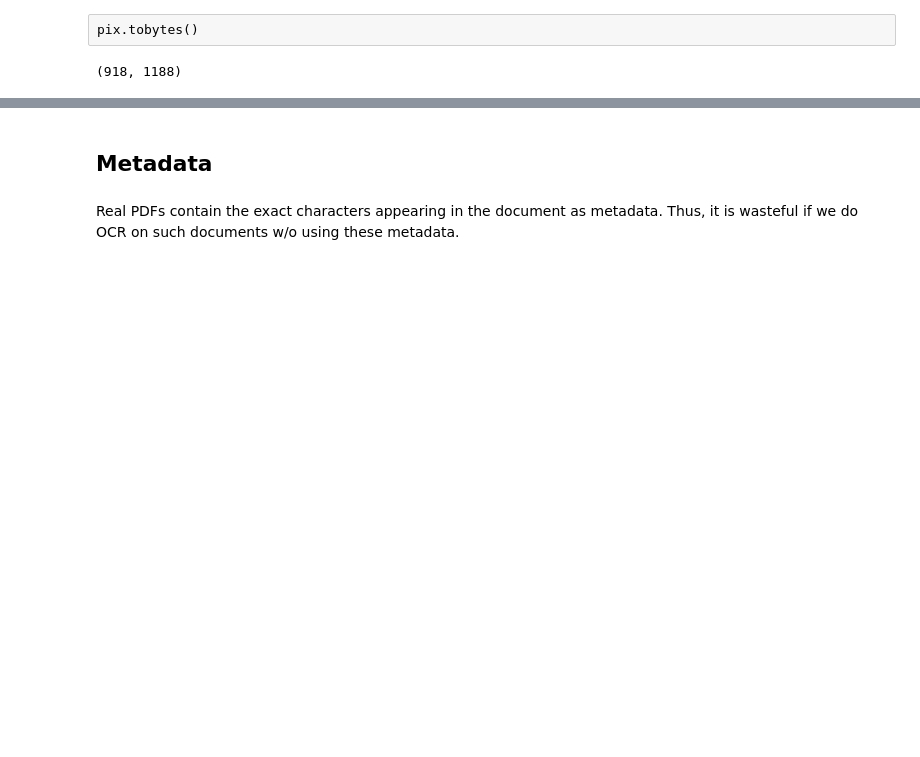
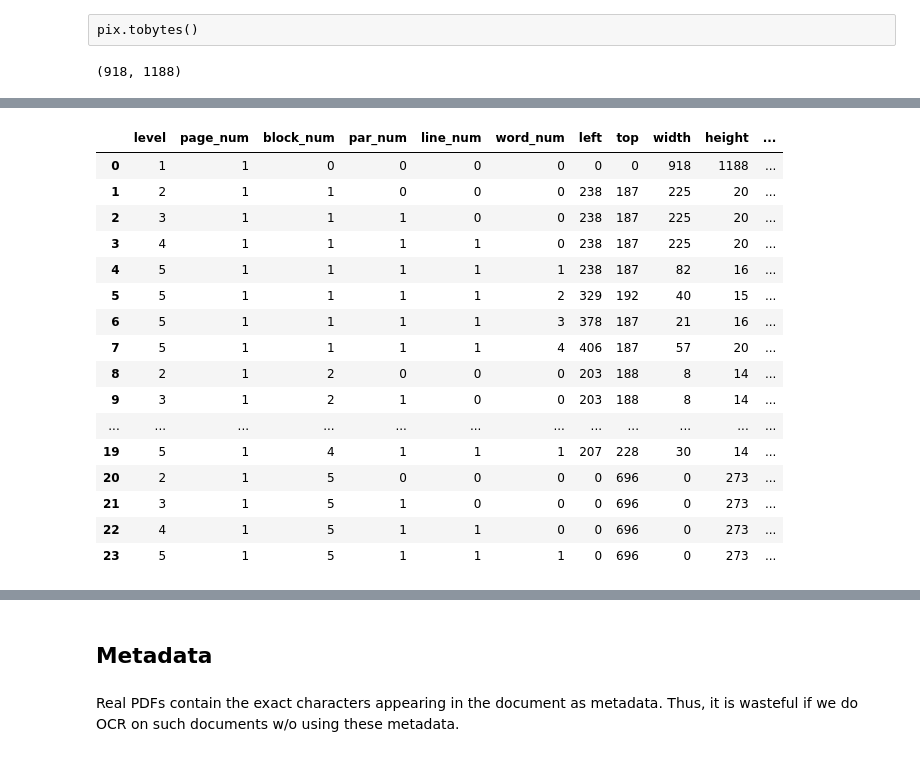
Before and after one commit to phunc20/python, a Jupyter notebook: pymupdf/ocr/correction/ocr_correction.ipynb, the cells around one changed output, grey strips where cells are left out. Saved outputs shown, nothing was run; the diff lists cells and outputs as text; code cells hidden in the pictures; blank space fills up the shorter version.

```diff
--- a/pymupdf/ocr/correction/ocr_correction.ipynb
+++ b/pymupdf/ocr/correction/ocr_correction.ipynb
@@ -59,0 +67,21 @@ pix.width, pix.height
+# %%
+ocr_df = pytesseract.image_to_data(image, lang="jpn", output_type="data.frame")
+ocr_df
+# %% [output]
+|  | level | page_num | block_num | par_num | line_num | word_num | left | top | width | height | ... |
+| 0 | 1 | 1 | 0 | 0 | 0 | 0 | 0 | 0 | 918 | 1188 | ... |
+| 1 | 2 | 1 | 1 | 0 | 0 | 0 | 238 | 187 | 225 | 20 | ... |
+| 2 | 3 | 1 | 1 | 1 | 0 | 0 | 238 | 187 | 225 | 20 | ... |
+| 3 | 4 | 1 | 1 | 1 | 1 | 0 | 238 | 187 | 225 | 20 | ... |
+| 4 | 5 | 1 | 1 | 1 | 1 | 1 | 238 | 187 | 82 | 16 | ... |
+| 5 | 5 | 1 | 1 | 1 | 1 | 2 | 329 | 192 | 40 | 15 | ... |
+| 6 | 5 | 1 | 1 | 1 | 1 | 3 | 378 | 187 | 21 | 16 | ... |
+| 7 | 5 | 1 | 1 | 1 | 1 | 4 | 406 | 187 | 57 | 20 | ... |
+| 8 | 2 | 1 | 2 | 0 | 0 | 0 | 203 | 188 | 8 | 14 | ... |
+| 9 | 3 | 1 | 2 | 1 | 0 | 0 | 203 | 188 | 8 | 14 | ... |
+| ... | ... | ... | ... | ... | ... | ... | ... | ... | ... | ... | ... |
+| 19 | 5 | 1 | 4 | 1 | 1 | 1 | 207 | 228 | 30 | 14 | ... |
+| 20 | 2 | 1 | 5 | 0 | 0 | 0 | 0 | 696 | 0 | 273 | ... |
+| 21 | 3 | 1 | 5 | 1 | 0 | 0 | 0 | 696 | 0 | 273 | ... |
+| 22 | 4 | 1 | 5 | 1 | 1 | 0 | 0 | 696 | 0 | 273 | ... |
+| 23 | 5 | 1 | 5 | 1 | 1 | 1 | 0 | 696 | 0 | 273 | ... |
```
Also changed, not shown: parts of 26 cells of this notebook.
